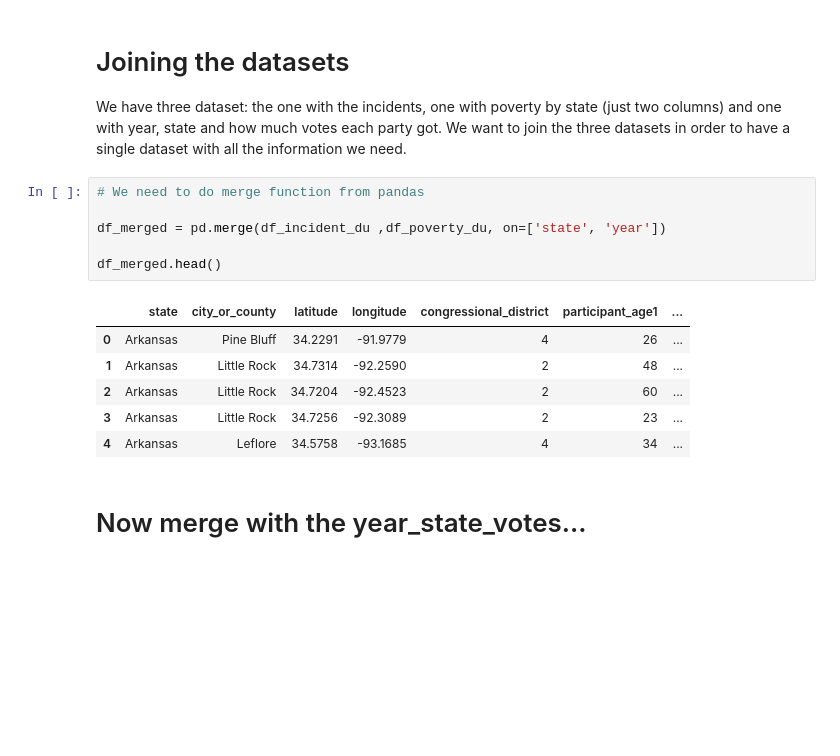
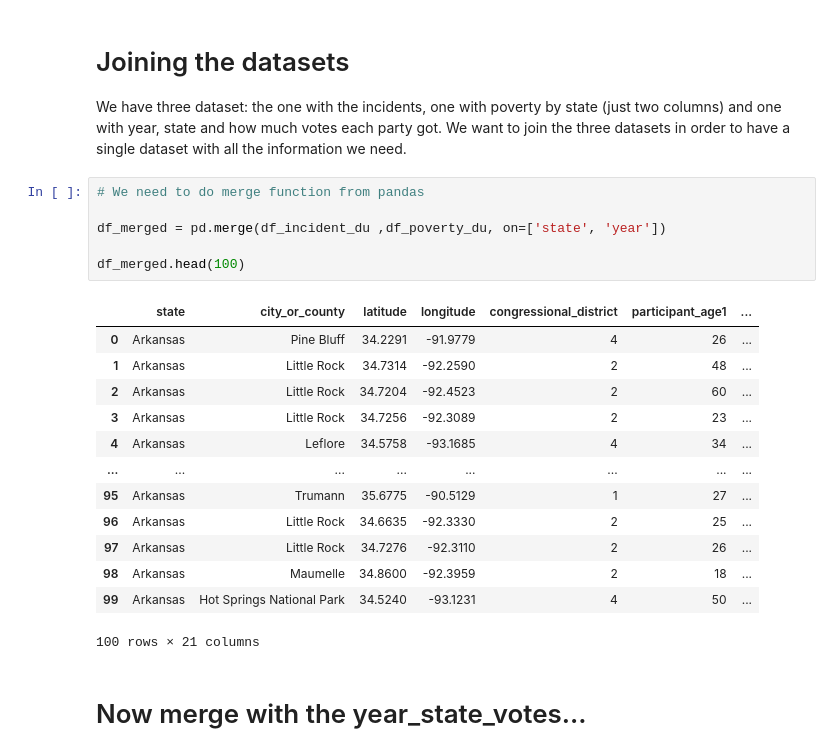
Before and after one commit to TheDarkPyotr/DataMining2023, a Jupyter notebook: source/Task1_Data_Preparation.ipynb, the cells around one changed output. Drawn from its saved outputs; the diff is of its cells as text; blank space fills up the shorter version.

```diff
--- a/source/Task1_Data_Preparation.ipynb
+++ b/source/Task1_Data_Preparation.ipynb
@@ -60,16 +59,23 @@ We have three dataset: the one with the incidents, one with poverty by state (ju
 # %%
 # We need to do merge function from pandas
 
 df_merged = pd.merge(df_incident_du ,df_poverty_du, on=['state', 'year'])
 
-df_merged.head()
+df_merged.head(100)
 # %% [output]
 |  | state | city_or_county | latitude | longitude | congressional_district | participant_age1 | ... |
 | 0 | Arkansas | Pine Bluff | 34.2291 | -91.9779 | 4 | 26 | ... |
 | 1 | Arkansas | Little Rock | 34.7314 | -92.2590 | 2 | 48 | ... |
 | 2 | Arkansas | Little Rock | 34.7204 | -92.4523 | 2 | 60 | ... |
 | 3 | Arkansas | Little Rock | 34.7256 | -92.3089 | 2 | 23 | ... |
 | 4 | Arkansas | Leflore | 34.5758 | -93.1685 | 4 | 34 | ... |
+| ... | ... | ... | ... | ... | ... | ... | ... |
+| 95 | Arkansas | Trumann | 35.6775 | -90.5129 | 1 | 27 | ... |
+| 96 | Arkansas | Little Rock | 34.6635 | -92.3330 | 2 | 25 | ... |
+| 97 | Arkansas | Little Rock | 34.7276 | -92.3110 | 2 | 26 | ... |
+| 98 | Arkansas | Maumelle | 34.8600 | -92.3959 | 2 | 18 | ... |
+| 99 | Arkansas | Hot Springs National Park | 34.5240 | -93.1231 | 4 | 50 | ... |
+100 rows × 21 columns
 # %% [markdown]
 # Now merge with the year_state_votes...
 # %%
```
Also changed, not shown: parts of 11 cells of this notebook.
